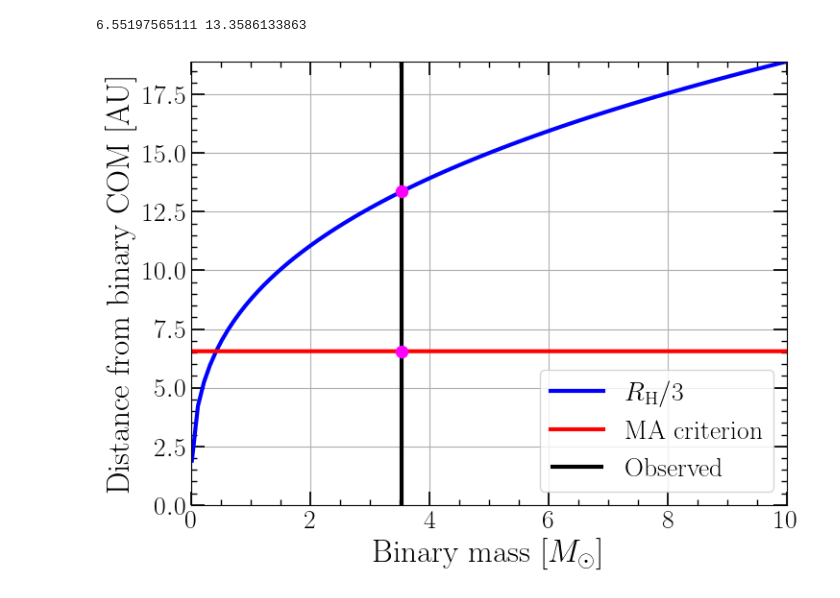
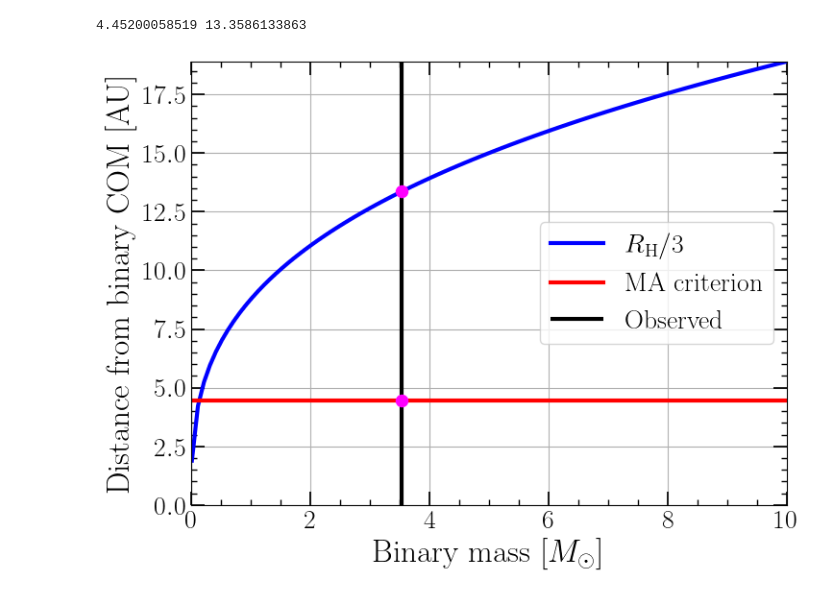
Before and after one commit to LucasPouw/amuse-KL, a Jupyter notebook: stable_radii.ipynb, the cells around one changed output. Cells and saved outputs as stored; diff of their text form; code cells hidden in the pictures.

Commit message:
fixed stable_radii.ipynb

```diff
--- a/stable_radii.ipynb
+++ b/stable_radii.ipynb
@@ -60,39 +60,40 @@ DISK_MASS = 1.16e-6 | units.MSun
 def hill_radius(mass_low, mass_high, semimajor_axis, eccentricity):
     """Calculates the Hill sphere radius for a low-mass object orbiting a high-mass object"""
     return semimajor_axis * (1 - eccentricity) * (mass_low / (3 * (mass_low + mass_high)))**(1/3)
 
 
 def MA_criterion(a_in, e_out, i_mut, m_bin, m_3):
     return 2.8 * a_in * (1 - e_out)**(-1) * (1 - 0.3 * i_mut.value_in(units.deg) / 180) * ((1 + m_3 / m_bin ) * ((1 + e_out) / np.sqrt(1 - e_out)))**(2/5)
 
 
 binary_mass_array = np.linspace(0.01, 10, 100)  # Solar masses
 
 # Stability of the disk is between an inner radius of <long equation> and outer radius of 1/3 * R_hills
-hill_radii = hill_radius(binary_mass_array, SMBH_MASS.number, SMBH_ORBITAL_RADIUS.value_in(units.AU), SMBH_ECCENTRICITY)
+hill_radii = hill_radius(binary_mass_array, SMBH_MASS.value_in(units.MSun), SMBH_ORBITAL_RADIUS.value_in(units.AU), SMBH_ECCENTRICITY)
 upper_limit = hill_radii / 3
-lower_limit = MA_criterion(BINARY_SEPARATION.number, SMBH_ECCENTRICITY, BINARY_INCLINATION, binary_mass_array, DISK_MASS.number)
+lower_limit = MA_criterion(BINARY_SEPARATION.number, 0, 0|units.rad, binary_mass_array, DISK_MASS.number)
 
-measured_upper = hill_radius((PRIMARY_MASS + SECONDARY_MASS).number, SMBH_MASS.number, SMBH_ORBITAL_RADIUS.value_in(units.AU), SMBH_ECCENTRICITY) / 3
-measured_lower = MA_criterion(BINARY_SEPARATION.number, SMBH_ECCENTRICITY, BINARY_INCLINATION, (PRIMARY_MASS + SECONDARY_MASS).number, DISK_MASS.number)
+measured_upper = hill_radius((PRIMARY_MASS + SECONDARY_MASS).value_in(units.Msun), SMBH_MASS.value_in(units.Msun), SMBH_ORBITAL_RADIUS.value_in(units.AU), SMBH_ECCENTRICITY) / 3
+measured_lower = MA_criterion(BINARY_SEPARATION.number, 0, 0|units.rad, (PRIMARY_MASS + SECONDARY_MASS).number, DISK_MASS.number)
 
 print(measured_lower, measured_upper)
 
 fig, ax = plt.subplots(figsize=(8,6))
 ax.plot(binary_mass_array, upper_limit, label=r'$R_{\rm H} / 3$', color='blue', linewidth=3)
 ax.plot(binary_mass_array, lower_limit, color='red', label=r'MA criterion', linewidth=3)
 ax.scatter([(PRIMARY_MASS + SECONDARY_MASS).number, (PRIMARY_MASS + SECONDARY_MASS).number], [measured_upper, measured_lower], color='magenta', zorder=5, s=75)
 ax.vlines((PRIMARY_MASS + SECONDARY_MASS).number, 0, np.max(upper_limit), color='black', label='Observed', linewidth=3)
 ax.set_xlabel(r'Binary mass [$M_{\odot}$]')
 ax.set_ylabel('Distance from binary COM [AU]')
 ax.set_xlim(0, np.max(binary_mass_array))
 ax.set_ylim(0, np.max(upper_limit))
 ax.legend()
 ax.grid()
+fig.savefig('../stability_criterion.pdf', dpi=300)
 plt.show()
 # %% [output]
-6.55197565111 13.3586133863
+4.45200058519 13.3586133863
-[figure, old version]
+[figure, new version]
 # %%
 from make_system import SystemMaker
 from plotter import get_com, get_com_vel
```
Also changed, not shown: parts of 1 cell of this notebook.
